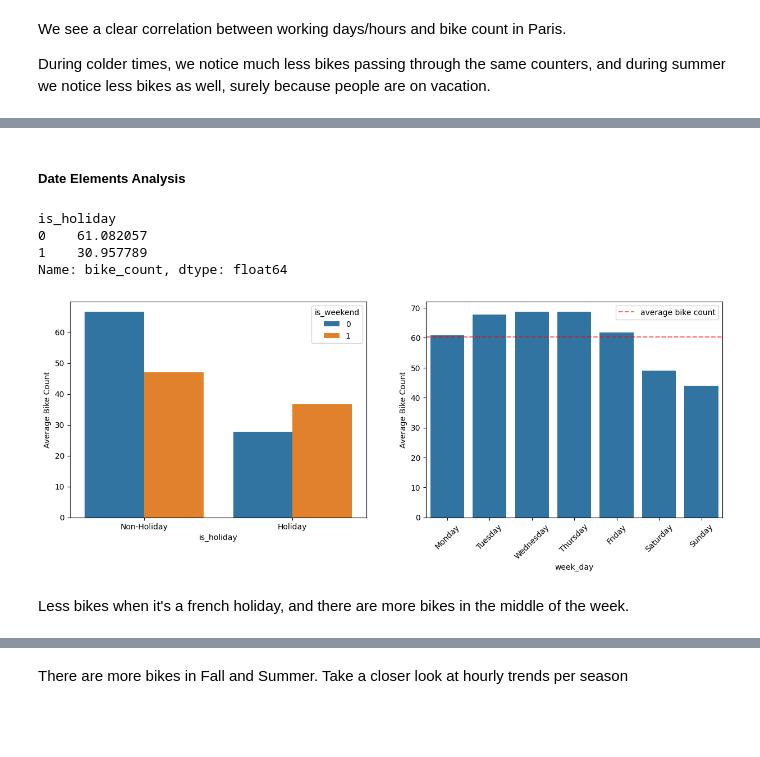
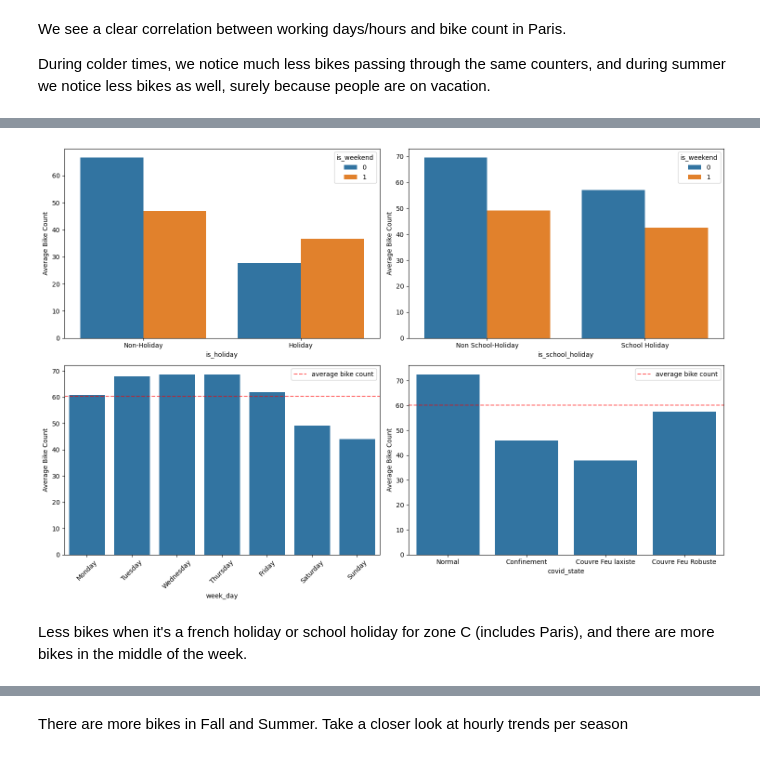
Before and after one commit to dianemans/bike_count_ldmh, a Jupyter notebook: eda_lucien.ipynb, the cells around one changed output, grey strips where cells are left out. Cells and saved outputs as stored; diff of their text form; code cells hidden in the pictures; blank space fills up the shorter version.

```diff
--- a/eda_lucien.ipynb
+++ b/eda_lucien.ipynb
@@ -132,3 +146,2 @@ During colder times, we notice much less bikes passing through the same counters
 # %%
-date_data = pd.concat([bc._encode_date(data[["date"]]), data[["bike_count"]]], axis=1)
-date_data
+date_data = pd.concat([encode_date(data[["date"]]), data[["bike_count"]]], axis=1)
@@ -149,15 +148,6 @@ date_data
-# %% [markdown]
-##### Date Elements Analysis
-# %%
-date_data.groupby(["is_holiday"])["bike_count"].mean()
-# %% [output]
-is_holiday
-0    61.082057
-1    30.957789
-Name: bike_count, dtype: float64
 # %%
-plt.figure(figsize=(15, 5))
-plt.subplot(1, 2, 1)
+plt.figure(figsize=(15, 10))
+plt.subplot(2, 2, 1)
 sns.barplot(
     data=(
         date_data.groupby(["is_holiday", "is_weekend"])["bike_count"]
@@ -167,38 +157,79 @@ sns.barplot(
     x="is_holiday",
     y="bike_count",
     hue="is_weekend",
 )
 
 plt.ylabel("Average Bike Count")
 plt.xticks([0, 1], ["Non-Holiday", "Holiday"])
 
-plt.subplot(1, 2, 2)
+
+
+
+plt.subplot(2, 2, 2)
+sns.barplot(
+    data=(
+        date_data.groupby(["is_school_holiday", "is_weekend"])["bike_count"]
+        .mean()
+        .reset_index()
+    ),
+    x="is_school_holiday",
+    y="bike_count",
+    hue="is_weekend",
+)
+
+plt.ylabel("Average Bike Count")
+plt.xticks([0, 1], ["Non School-Holiday", "School Holiday"])
+
+
+
+
+plt.subplot(2, 2, 3)
 sns.barplot(
     data=(date_data.groupby("week_day")["bike_count"].mean().reset_index()),
     x="week_day",
     y="bike_count",
 )
 plt.axhline(
     data["bike_count"].mean(),
     color="r",
     linestyle="--",
     alpha=0.6,
     label="average bike count",
 )
 plt.ylabel("Average Bike Count")
 plt.xticks(
     [0, 1, 2, 3, 4, 5, 6],
     ["Monday", "Tuesday", "Wednesday", "Thursday", "Friday", "Saturday", "Sunday"],
 )
 plt.xticks(rotation=45)
 plt.legend()
 
-plt.tight_layout
+
+
+plt.subplot(2, 2, 4)
+sns.barplot(
+    data=(date_data.groupby("covid_state")["bike_count"].mean().reset_index()),
+    x="covid_state",
+    y="bike_count",
+)
+plt.axhline(
+    data["bike_count"].mean(),
+    color="r",
+    linestyle="--",
+    alpha=0.6,
+    label="average bike count",
+)
+plt.ylabel("Average Bike Count")
+plt.legend()
+plt.xticks([0, 1, 2, 3], ["Normal", "Confinement", "Couvre Feu 20h-6h", "Couvre Feu 18h-6h"])
+
+
+plt.tight_layout()
 plt.show()
 # %% [output]
-[figure, old version]
+[figure, new version]
 # %% [markdown]
-Less bikes when it's a french holiday, and there are more bikes in the middle of the week.
+Less bikes when it's a french holiday or school holiday for zone C (includes Paris), and there are more bikes in the middle of the week.
 # %%
 plt.figure(figsize=(15, 7))
 
```
Also changed, not shown: parts of 34 cells of this notebook, 2 other files.
